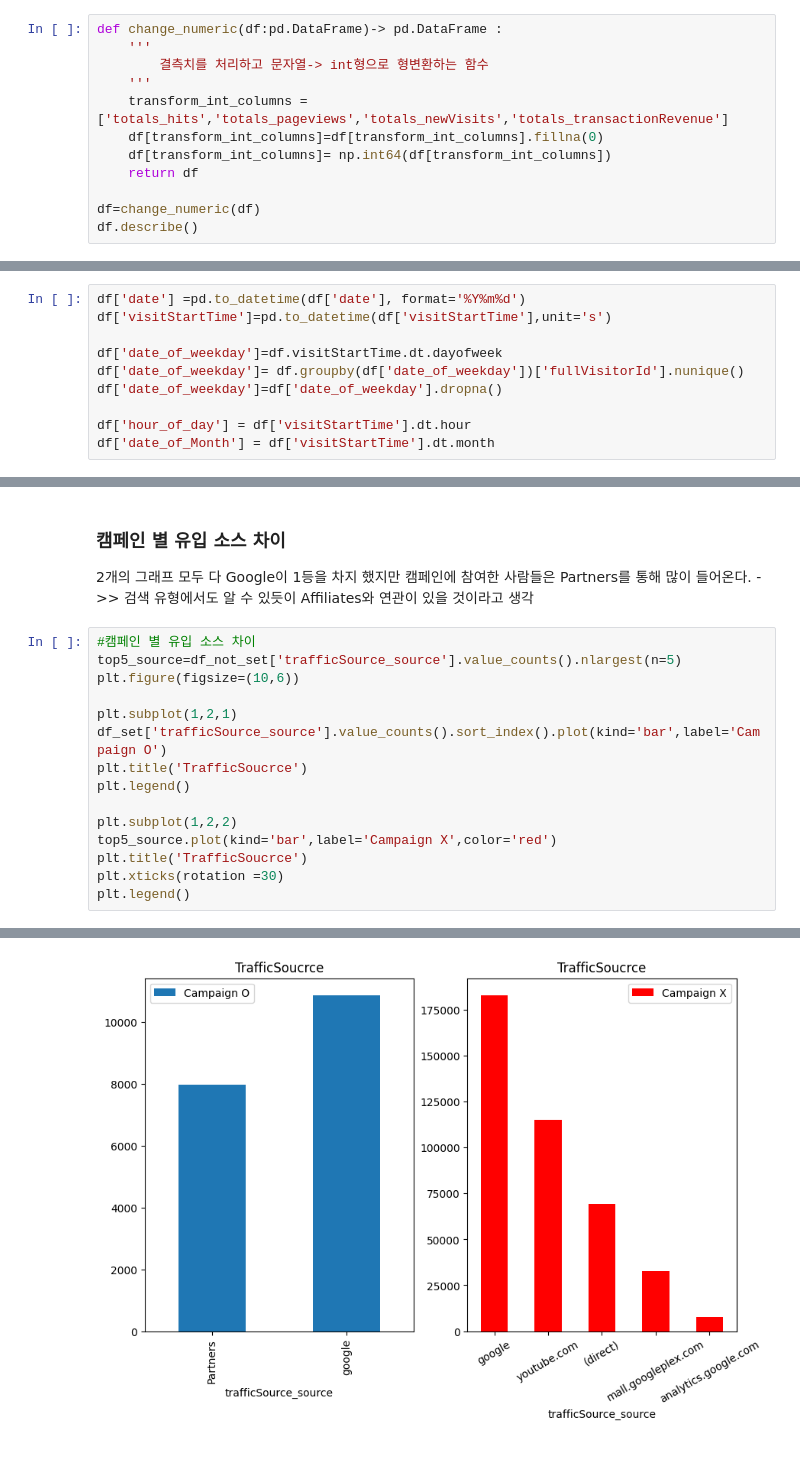
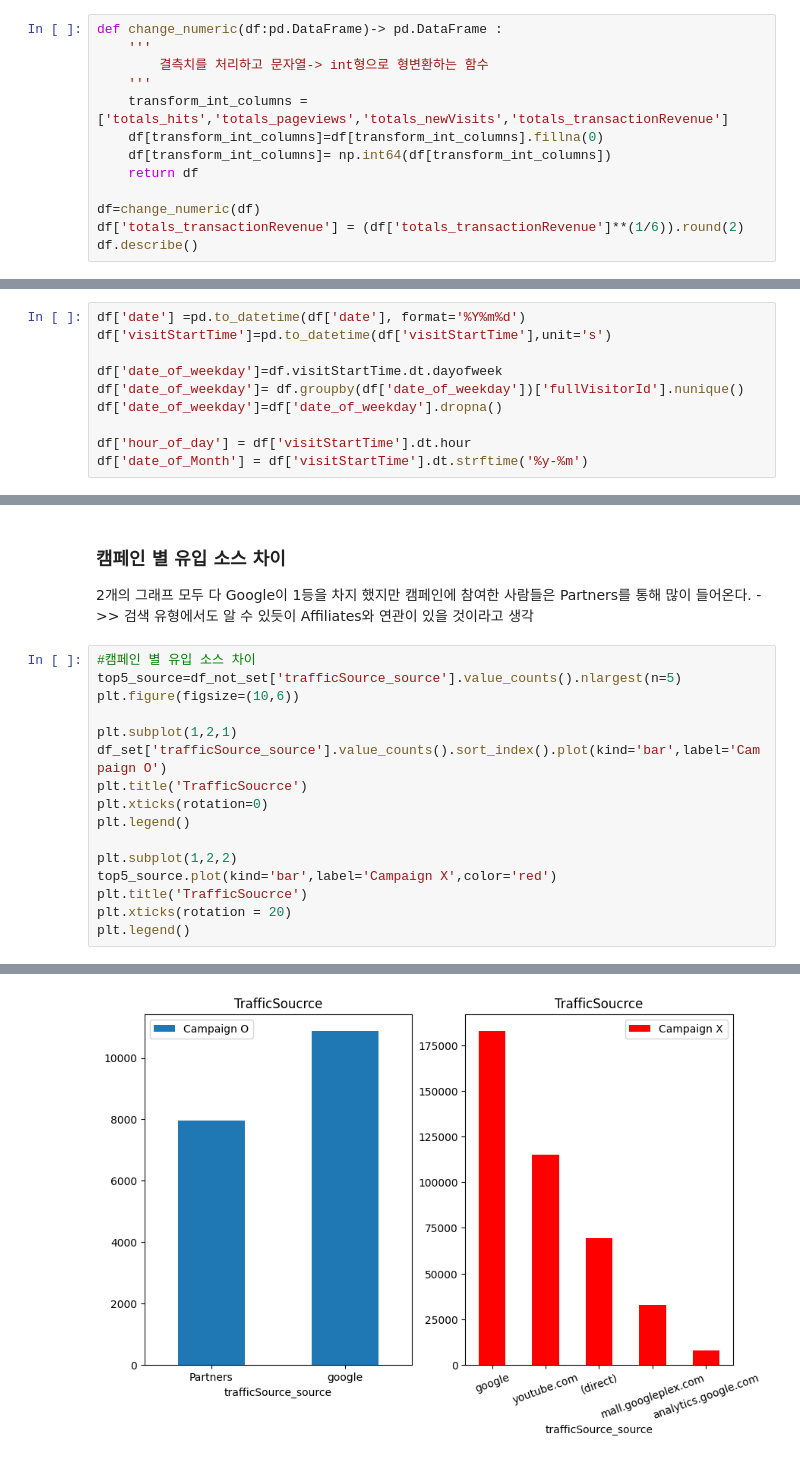
Before and after one commit to eju1019/ipark, a Jupyter notebook: projcet.ipynb, the cells around one changed output, grey strips where cells are left out. Drawn from its saved outputs; the diff is of its cells as text.

```diff
--- a/projcet.ipynb
+++ b/projcet.ipynb
@@ -81,6 +81,7 @@ def change_numeric(df:pd.DataFrame)-> pd.DataFrame :
     return df
 
 df=change_numeric(df)
+df['totals_transactionRevenue'] = (df['totals_transactionRevenue']**(1/6)).round(2)
 df.describe()
 # %% [output]
 |  | date | visitId | visitNumber | visitStartTime | totals_hits | totals_pageviews | totals_newVisits | ... |
@@ -103,7 +104,7 @@ df['date_of_weekday']= df.groupby(df['date_of_weekday'])['fullVisitorId'].nuniqu
 df['date_of_weekday']=df['date_of_weekday'].dropna()
 
 df['hour_of_day'] = df['visitStartTime'].dt.hour
-df['date_of_Month'] = df['visitStartTime'].dt.month
+df['date_of_Month'] = df['visitStartTime'].dt.strftime('%y-%m')
 # %% [markdown]
 ### Revenue
 # %%
@@ -310,18 +321,19 @@ memory usage: 86.3+ MB
 # %%
 #캠페인 별 유입 소스 차이
 top5_source=df_not_set['trafficSource_source'].value_counts().nlargest(n=5)
 plt.figure(figsize=(10,6))
 
 plt.subplot(1,2,1)
 df_set['trafficSource_source'].value_counts().sort_index().plot(kind='bar',label='Campaign O')
 plt.title('TrafficSoucrce')
+plt.xticks(rotation=0)
 plt.legend()
 
 plt.subplot(1,2,2)
 top5_source.plot(kind='bar',label='Campaign X',color='red')
 plt.title('TrafficSoucrce')
-plt.xticks(rotation =30)
+plt.xticks(rotation = 20)
 plt.legend()
 # %% [output]
 <matplotlib.legend.Legend at 0x...>
-[figure, old version]
+[figure, new version]
```
Also changed, not shown: parts of 15 cells of this notebook.
